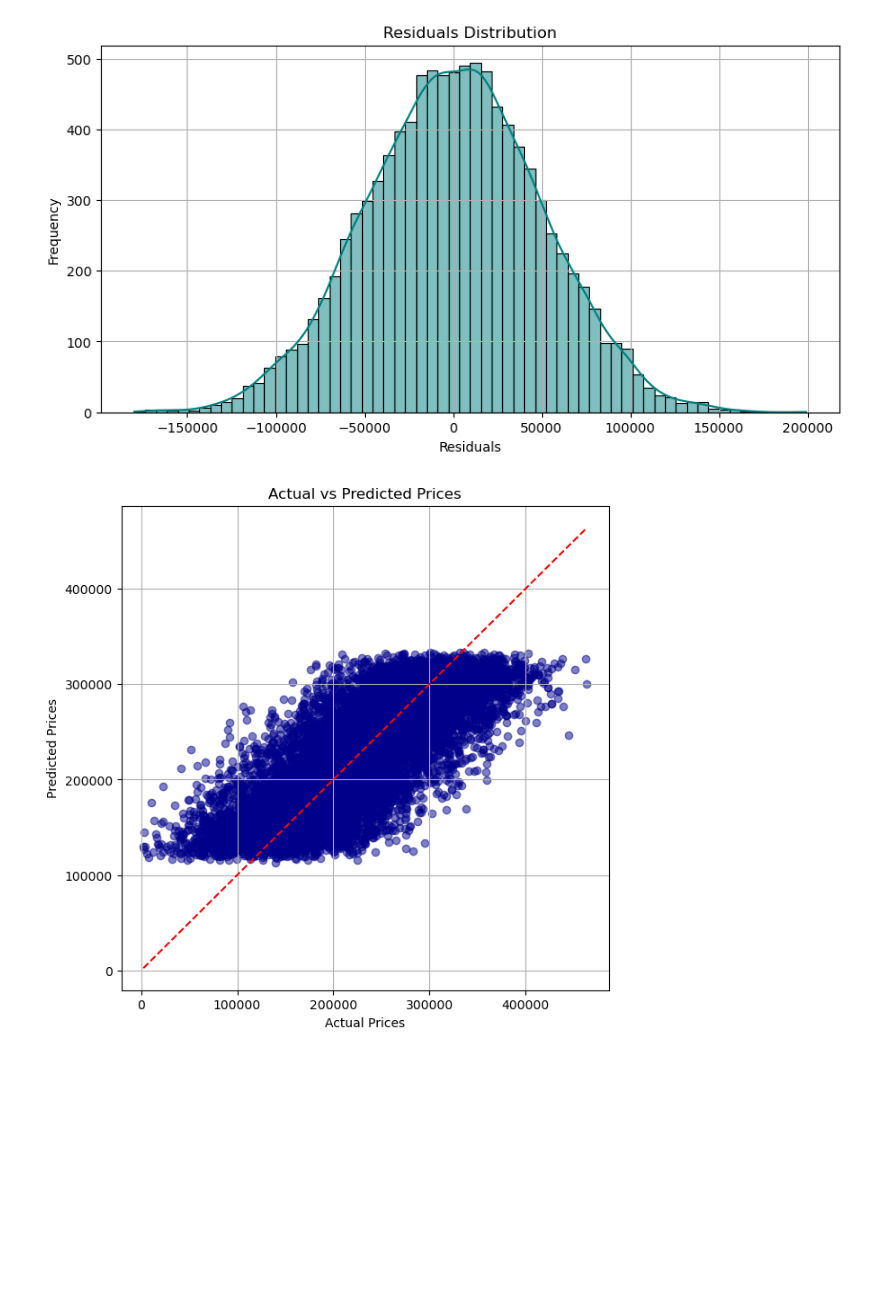
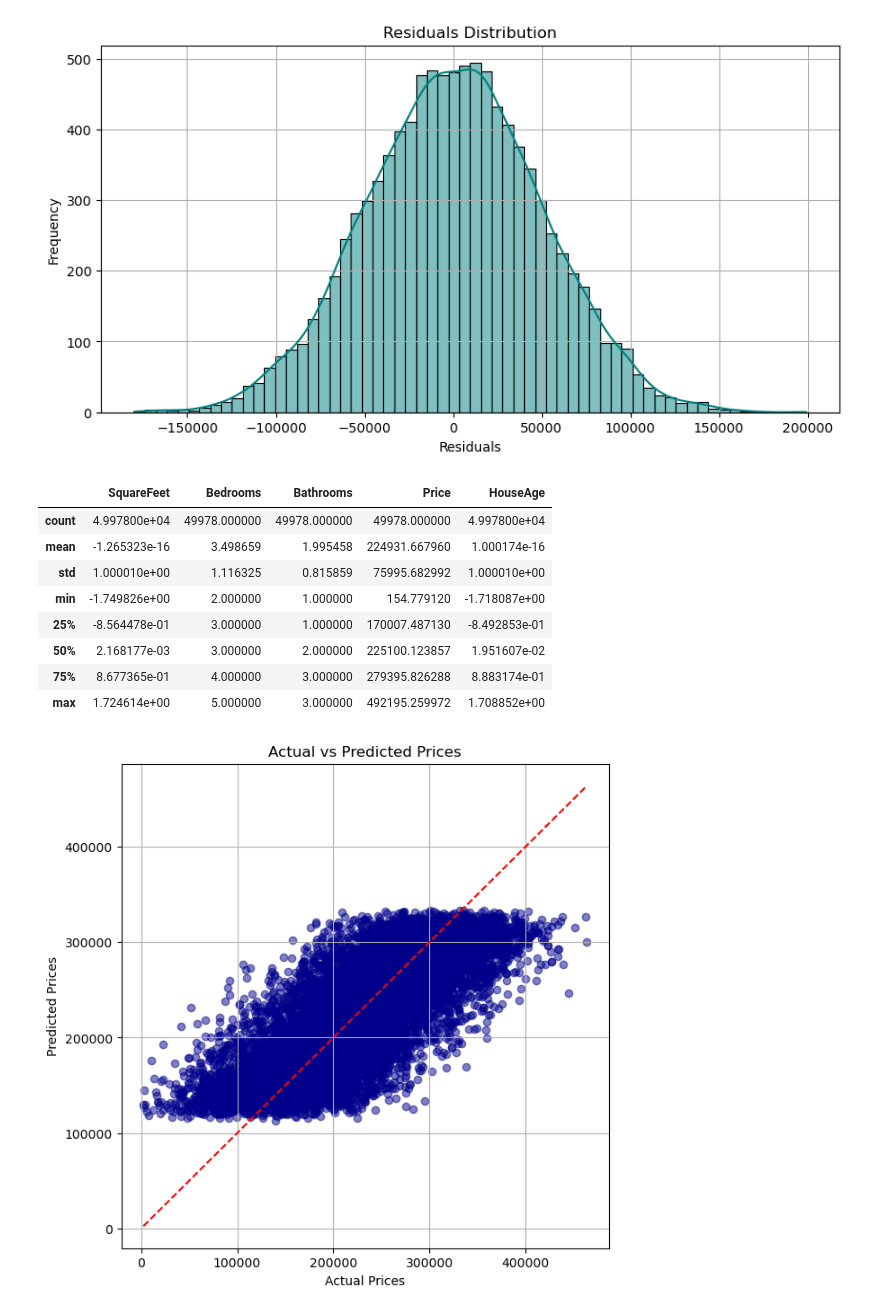
Before and after one commit to Manthan-Nepal/arc-2025, a Jupyter notebook: arc/ai/piyush-luitel/Regression/4_house_price_prediction.ipynb, the cells around one changed output. Drawn from its saved outputs; the diff is of its cells as text; code cells hidden in the pictures; blank space fills up the shorter version.

```diff
--- a/arc/ai/piyush-luitel/Regression/4_house_price_prediction.ipynb
+++ b/arc/ai/piyush-luitel/Regression/4_house_price_prediction.ipynb
@@ -318,6 +318,18 @@ plt.grid(True)
 plt.show()
 # %% [output]
 [figure]
+# %%
+df.describe()
+# %% [output]
+|  | SquareFeet | Bedrooms | Bathrooms | Price | HouseAge |
+| count | 4.997800e+04 | 49978.000000 | 49978.000000 | 49978.000000 | 4.997800e+04 |
+| mean | -1.265323e-16 | 3.498659 | 1.995458 | 224931.667960 | 1.000174e-16 |
+| std | 1.000010e+00 | 1.116325 | 0.815859 | 75995.682992 | 1.000010e+00 |
+| min | -1.749826e+00 | 2.000000 | 1.000000 | 154.779120 | -1.718087e+00 |
+| 25% | -8.564478e-01 | 3.000000 | 1.000000 | 170007.487130 | -8.492853e-01 |
+| 50% | 2.168177e-03 | 3.000000 | 2.000000 | 225100.123857 | 1.951607e-02 |
+| 75% | 8.677365e-01 | 4.000000 | 3.000000 | 279395.826288 | 8.883174e-01 |
+| max | 1.724614e+00 | 5.000000 | 3.000000 | 492195.259972 | 1.708852e+00 |
 # %%
 plt.figure(figsize=(7, 7))
 plt.scatter(y_test, y_pred, alpha=0.5, color='darkblue')
```
Also changed, not shown: parts of 6 cells of this notebook, 1 other file.
